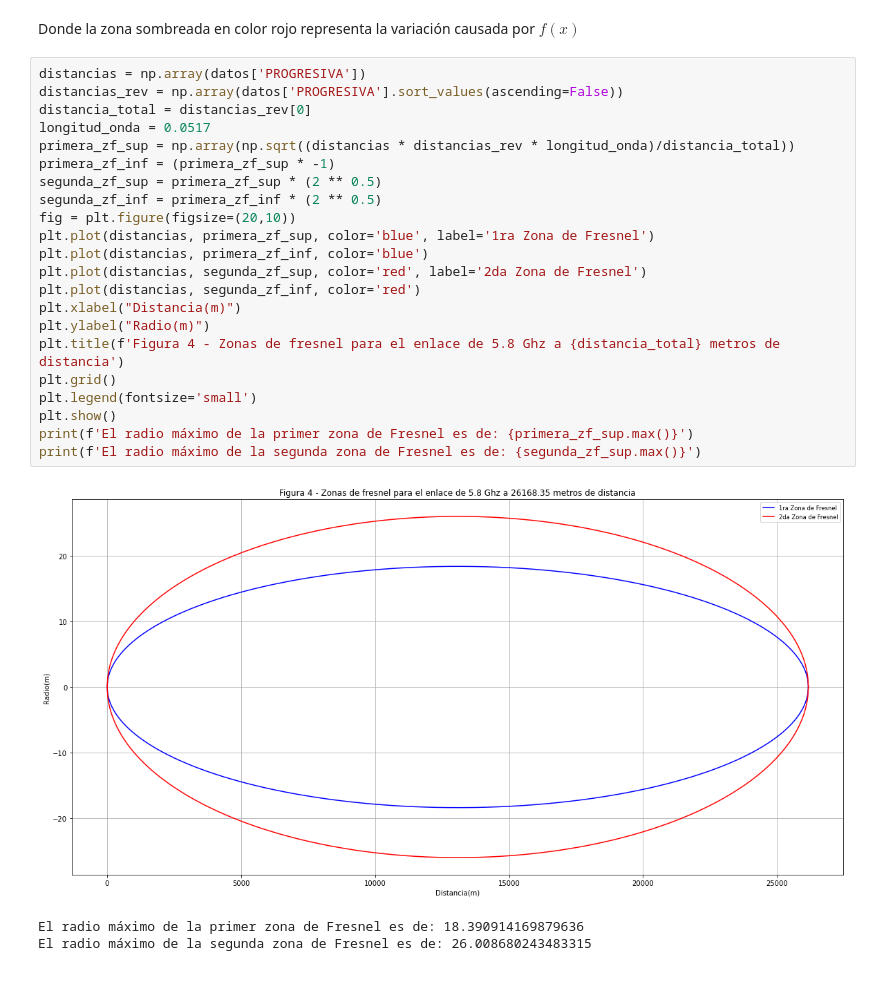
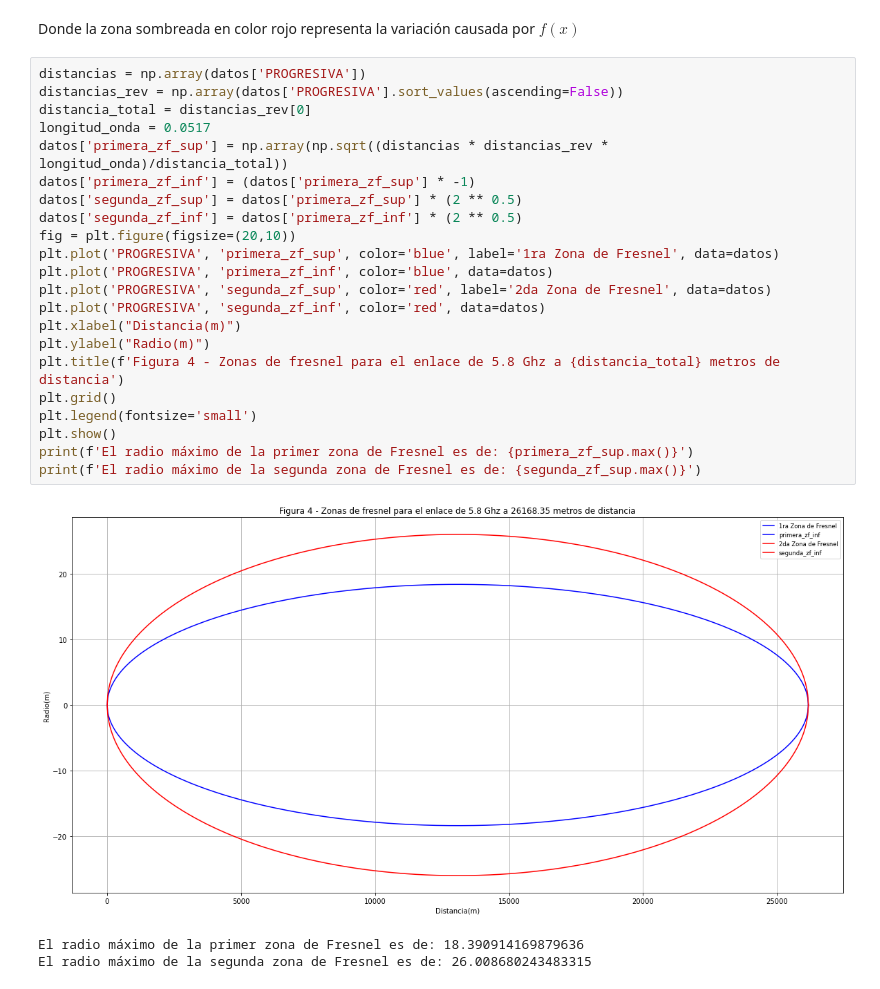
Before and after one commit to carlosmgc2003/calculo_enlace, a Jupyter notebook: tp_calculo_enlace.ipynb, the cells around one changed output. Saved outputs shown, nothing was run; the diff lists cells and outputs as text.

```diff
--- a/tp_calculo_enlace.ipynb
+++ b/tp_calculo_enlace.ipynb
@@ -167,26 +167,26 @@ Donde la zona sombreada en color rojo representa la variación causada por $f(x)
 # %%
 distancias = np.array(datos['PROGRESIVA'])
 distancias_rev = np.array(datos['PROGRESIVA'].sort_values(ascending=False))
 distancia_total = distancias_rev[0]
 longitud_onda = 0.0517
-primera_zf_sup = np.array(np.sqrt((distancias * distancias_rev * longitud_onda)/distancia_total))
-primera_zf_inf = (primera_zf_sup * -1)
-segunda_zf_sup = primera_zf_sup * (2 ** 0.5)
-segunda_zf_inf = primera_zf_inf * (2 ** 0.5)
+datos['primera_zf_sup'] = np.array(np.sqrt((distancias * distancias_rev * longitud_onda)/distancia_total))
+datos['primera_zf_inf'] = (datos['primera_zf_sup'] * -1)
+datos['segunda_zf_sup'] = datos['primera_zf_sup'] * (2 ** 0.5)
+datos['segunda_zf_inf'] = datos['primera_zf_inf'] * (2 ** 0.5)
 fig = plt.figure(figsize=(20,10))
-plt.plot(distancias, primera_zf_sup, color='blue', label='1ra Zona de Fresnel')
-plt.plot(distancias, primera_zf_inf, color='blue')
-plt.plot(distancias, segunda_zf_sup, color='red', label='2da Zona de Fresnel')
-plt.plot(distancias, segunda_zf_inf, color='red')
+plt.plot('PROGRESIVA', 'primera_zf_sup', color='blue', label='1ra Zona de Fresnel', data=datos)
+plt.plot('PROGRESIVA', 'primera_zf_inf', color='blue', data=datos)
+plt.plot('PROGRESIVA', 'segunda_zf_sup', color='red', label='2da Zona de Fresnel', data=datos)
+plt.plot('PROGRESIVA', 'segunda_zf_inf', color='red', data=datos)
 plt.xlabel("Distancia(m)")
 plt.ylabel("Radio(m)")
 plt.title(f'Figura 4 - Zonas de fresnel para el enlace de 5.8 Ghz a {distancia_total} metros de distancia')
 plt.grid()
 plt.legend(fontsize='small')
 plt.show()
 print(f'El radio máximo de la primer zona de Fresnel es de: {primera_zf_sup.max()}')
 print(f'El radio máximo de la segunda zona de Fresnel es de: {segunda_zf_sup.max()}')
 # %% [output]
-[figure, old version]
+[figure, new version]
 El radio máximo de la primer zona de Fresnel es de: 18.390914169879636
 El radio máximo de la segunda zona de Fresnel es de: 26.008680243483315
```
Also changed, not shown: parts of 6 cells of this notebook.
